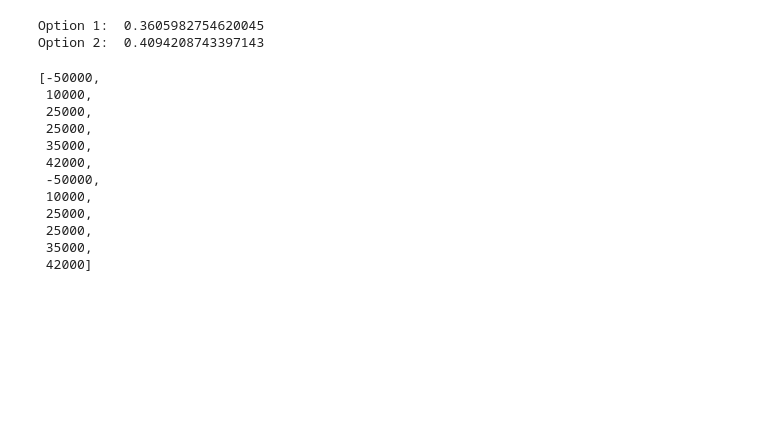
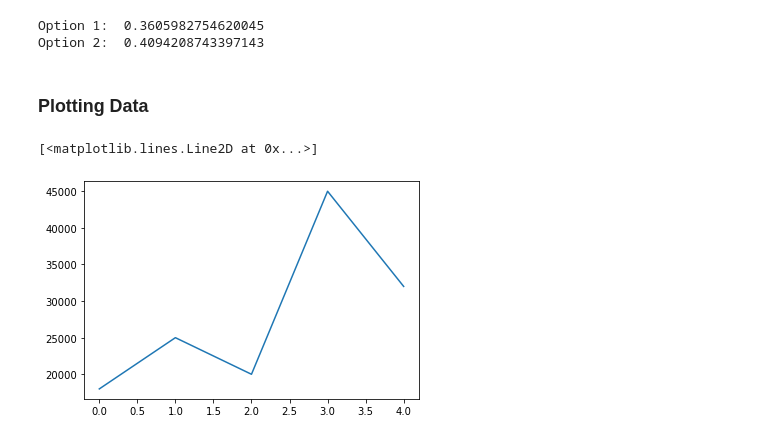
Before and after one commit to luislerma5593/Learning, a Jupyter notebook: Python/Python_for_finance.ipynb, the cells around one changed output. Drawn from its saved outputs; the diff is of its cells as text; code cells hidden in the pictures; blank space fills up the shorter version.

```diff
--- a/Python/Python_for_finance.ipynb
+++ b/Python/Python_for_finance.ipynb
@@ -62,18 +67,13 @@ print("Option 2: ", npf.irr(cf2))
 # %% [output]
 Option 1:  0.3605982754620045
 Option 2:  0.4094208743397143
-# %%
-cf1+cf1
-# %% [output]
-[-50000,
- 10000,
- 25000,
- 25000,
- 35000,
- 42000,
- -50000,
- 10000,
- 25000,
- 25000,
- 35000,
- 42000]
+# %% [markdown]
+### Plotting Data
+# %%
+import matplotlib.pyplot as plt
+
+rev = [18000, 25000, 20000, 45000, 32000]
+plt.plot(rev)
+# %% [output]
+[<matplotlib.lines.Line2D at 0x...>]
+[figure, added]
```
Also changed, not shown: parts of 36 cells of this notebook, 3 other files.
